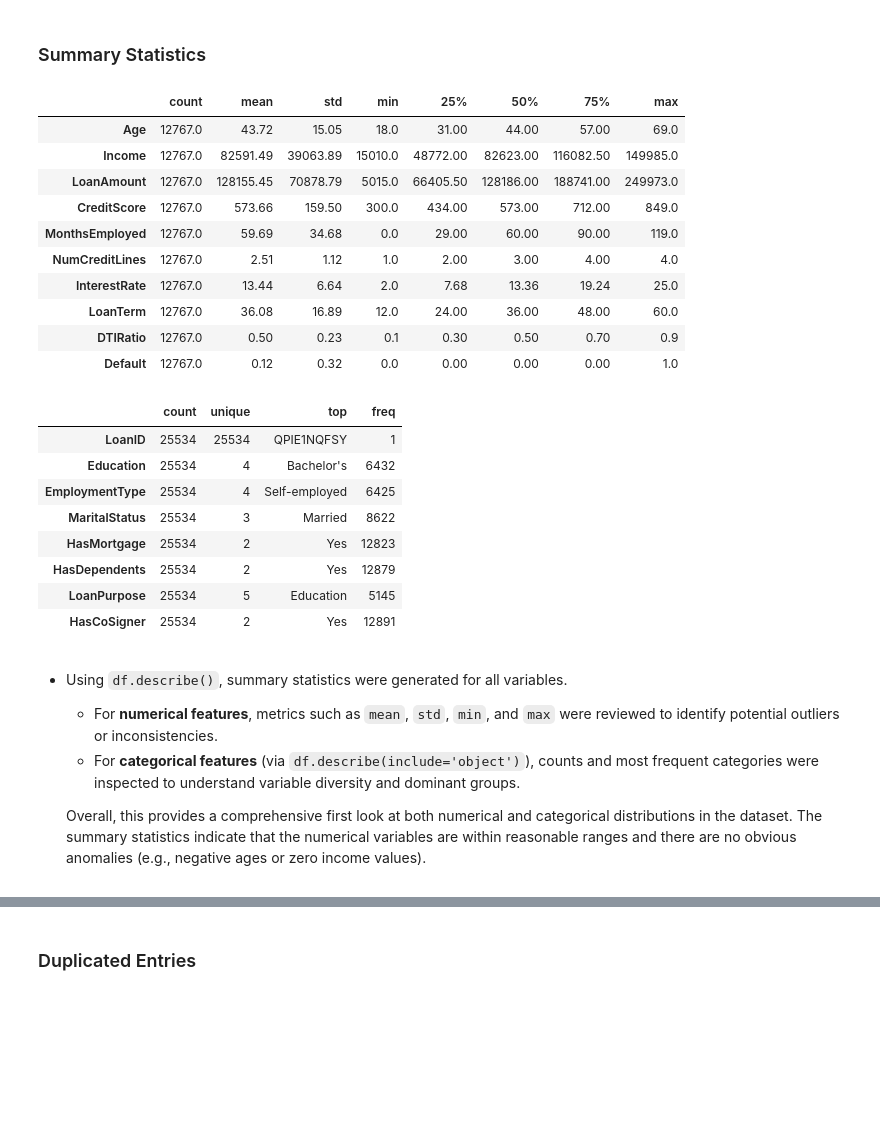
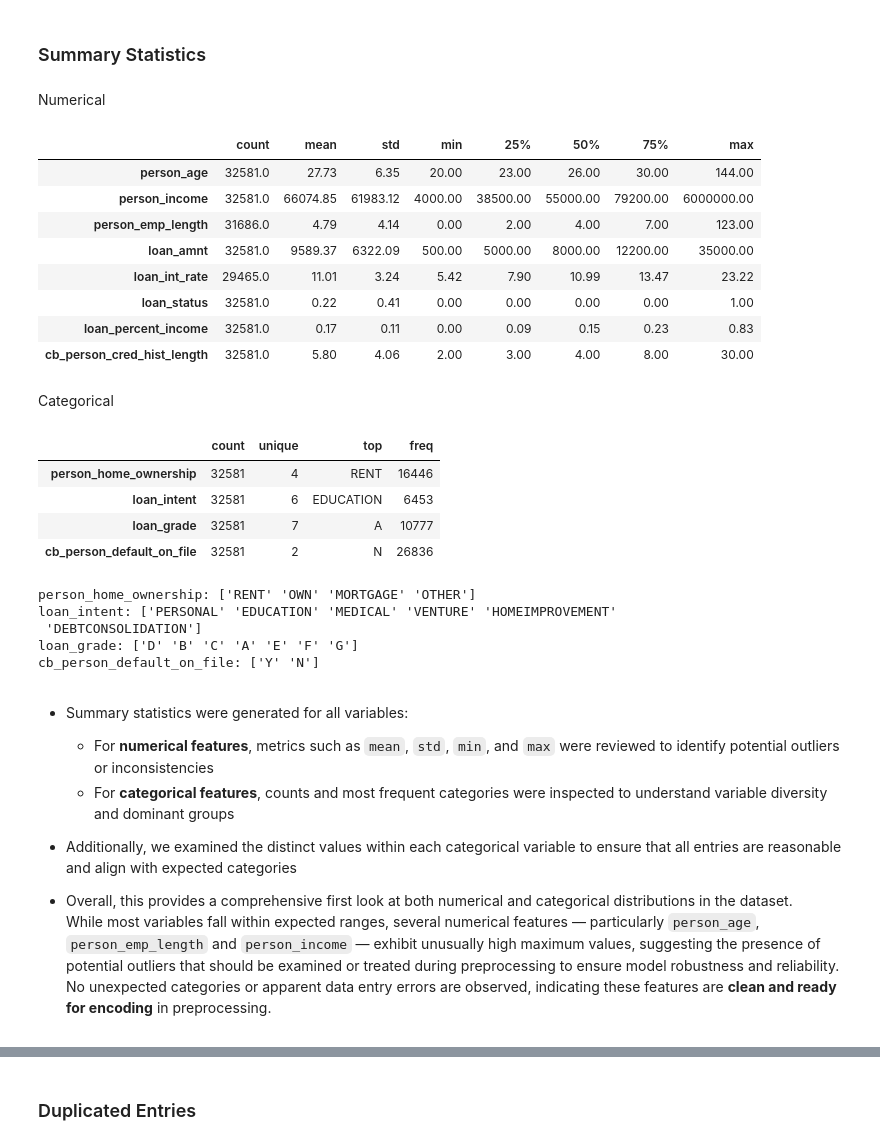
Before and after one commit to kathrinmzl/LoanGuard, a Jupyter notebook: jupyter_notebooks/01_DataCollection.ipynb, the cells around one changed output, grey strips where cells are left out. Cells and saved outputs as stored; diff of their text form; code cells hidden in the pictures; blank space fills up the shorter version.

```diff
--- a/jupyter_notebooks/01_DataCollection.ipynb
+++ b/jupyter_notebooks/01_DataCollection.ipynb
@@ -105,7 +89,7 @@ All ZIP files extracted and deleted.
 # Load and Inspect Kaggle data
 # %%
 import pandas as pd
-df = pd.read_csv(f"inputs/datasets/raw/Loan_default.csv")
+df = pd.read_csv(f"inputs/datasets/raw/credit_risk_dataset.csv")
 print(df.shape)
 df.head()
 # %% [output]
@@ -171,5 +105,3 @@ Now we can continue inspecting the data, but will use the sample data from now o
-# %%
-df = df_sample
 # %% [markdown]
 ### Data Types
 # %%
@@ -230,36 +178,49 @@ Total number of missing values in the dataframe: 0
 # %% [markdown]
 ### Summary Statistics
+# %% [markdown]
+Numerical
 # %%
-df_sample.describe().round(2).T
+df.describe().round(2).T
 # %% [output]
 |  | count | mean | std | min | 25% | 50% | 75% | max |
-| Age | 12767.0 | 43.72 | 15.05 | 18.0 | 31.00 | 44.00 | 57.00 | 69.0 |
-| Income | 12767.0 | 82591.49 | 39063.89 | 15010.0 | 48772.00 | 82623.00 | 116082.50 | 149985.0 |
-| LoanAmount | 12767.0 | 128155.45 | 70878.79 | 5015.0 | 66405.50 | 128186.00 | 188741.00 | 249973.0 |
-| CreditScore | 12767.0 | 573.66 | 159.50 | 300.0 | 434.00 | 573.00 | 712.00 | 849.0 |
-| MonthsEmployed | 12767.0 | 59.69 | 34.68 | 0.0 | 29.00 | 60.00 | 90.00 | 119.0 |
-| NumCreditLines | 12767.0 | 2.51 | 1.12 | 1.0 | 2.00 | 3.00 | 4.00 | 4.0 |
-| InterestRate | 12767.0 | 13.44 | 6.64 | 2.0 | 7.68 | 13.36 | 19.24 | 25.0 |
-| LoanTerm | 12767.0 | 36.08 | 16.89 | 12.0 | 24.00 | 36.00 | 48.00 | 60.0 |
-| DTIRatio | 12767.0 | 0.50 | 0.23 | 0.1 | 0.30 | 0.50 | 0.70 | 0.9 |
-| Default | 12767.0 | 0.12 | 0.32 | 0.0 | 0.00 | 0.00 | 0.00 | 1.0 |
+| person_age | 32581.0 | 27.73 | 6.35 | 20.00 | 23.00 | 26.00 | 30.00 | 144.00 |
+| person_income | 32581.0 | 66074.85 | 61983.12 | 4000.00 | 38500.00 | 55000.00 | 79200.00 | 6000000.00 |
+| person_emp_length | 31686.0 | 4.79 | 4.14 | 0.00 | 2.00 | 4.00 | 7.00 | 123.00 |
+| loan_amnt | 32581.0 | 9589.37 | 6322.09 | 500.00 | 5000.00 | 8000.00 | 12200.00 | 35000.00 |
+| loan_int_rate | 29465.0 | 11.01 | 3.24 | 5.42 | 7.90 | 10.99 | 13.47 | 23.22 |
+| loan_status | 32581.0 | 0.22 | 0.41 | 0.00 | 0.00 | 0.00 | 0.00 | 1.00 |
+| loan_percent_income | 32581.0 | 0.17 | 0.11 | 0.00 | 0.09 | 0.15 | 0.23 | 0.83 |
+| cb_person_cred_hist_length | 32581.0 | 5.80 | 4.06 | 2.00 | 3.00 | 4.00 | 8.00 | 30.00 |
+# %% [markdown]
+Categorical
 # %%
-df_sample.describe(include='object').T
+df.describe(include='object').T
 # %% [output]
 |  | count | unique | top | freq |
-| LoanID | 25534 | 25534 | QPIE1NQFSY | 1 |
-| Education | 25534 | 4 | Bachelor's | 6432 |
-| EmploymentType | 25534 | 4 | Self-employed | 6425 |
-| MaritalStatus | 25534 | 3 | Married | 8622 |
-| HasMortgage | 25534 | 2 | Yes | 12823 |
-| HasDependents | 25534 | 2 | Yes | 12879 |
-| LoanPurpose | 25534 | 5 | Education | 5145 |
-| HasCoSigner | 25534 | 2 | Yes | 12891 |
+| person_home_ownership | 32581 | 4 | RENT | 16446 |
+| loan_intent | 32581 | 6 | EDUCATION | 6453 |
+| loan_grade | 32581 | 7 | A | 10777 |
+| cb_person_default_on_file | 32581 | 2 | N | 26836 |
+# %%
+
+cat_cols = df.select_dtypes(include='object').columns
+
+for col in cat_cols:
+    print(f"{col}: {df[col].unique()}")
+# %% [output]
+person_home_ownership: ['RENT' 'OWN' 'MORTGAGE' 'OTHER']
+loan_intent: ['PERSONAL' 'EDUCATION' 'MEDICAL' 'VENTURE' 'HOMEIMPROVEMENT'
+ 'DEBTCONSOLIDATION']
+loan_grade: ['D' 'B' 'C' 'A' 'E' 'F' 'G']
+cb_person_default_on_file: ['Y' 'N']
 # %% [markdown]
-* Using `df.describe()`, summary statistics were generated for all variables.
+* Summary statistics were generated for all variables:
 
-    - For **numerical features**, metrics such as `mean`, `std`, `min`, and `max` were reviewed to identify potential outliers or inconsistencies.
-    - For **categorical features** (via `df.describe(include='object')`), counts and most frequent categories were inspected to understand variable diversity and dominant groups.
+    - For **numerical features**, metrics such as `mean`, `std`, `min`, and `max` were reviewed to identify potential outliers or inconsistencies
+    - For **categorical features**, counts and most frequent categories were inspected to understand variable diversity and dominant groups
 
-    Overall, this provides a comprehensive first look at both numerical and categorical distributions in the dataset.
-    The summary statistics indicate that the numerical variables are within reasonable ranges and there are no obvious anomalies (e.g., negative ages or zero income values).
+* Additionally, we examined the distinct values within each categorical variable to ensure that all entries are reasonable and align with expected categories
+
+* Overall, this provides a comprehensive first look at both numerical and categorical distributions in the dataset.
+    While most variables fall within expected ranges, several numerical features — particularly `person_age`, `person_emp_length` and `person_income` — exhibit unusually high maximum values, suggesting the presence of potential outliers that should be examined or treated during preprocessing to ensure model robustness and reliability.
+    No unexpected categories or apparent data entry errors are observed, indicating these features are **clean and ready for encoding** in preprocessing.
```
Also changed, not shown: parts of 26 cells of this notebook.
